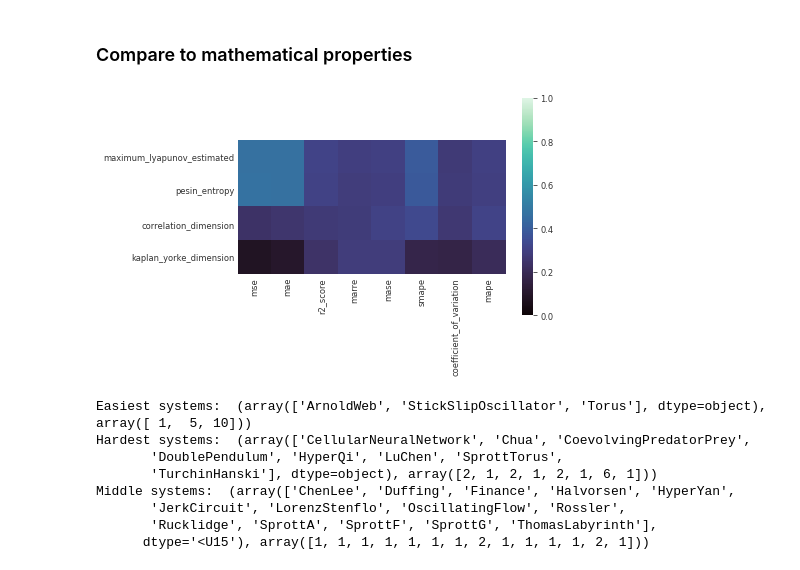
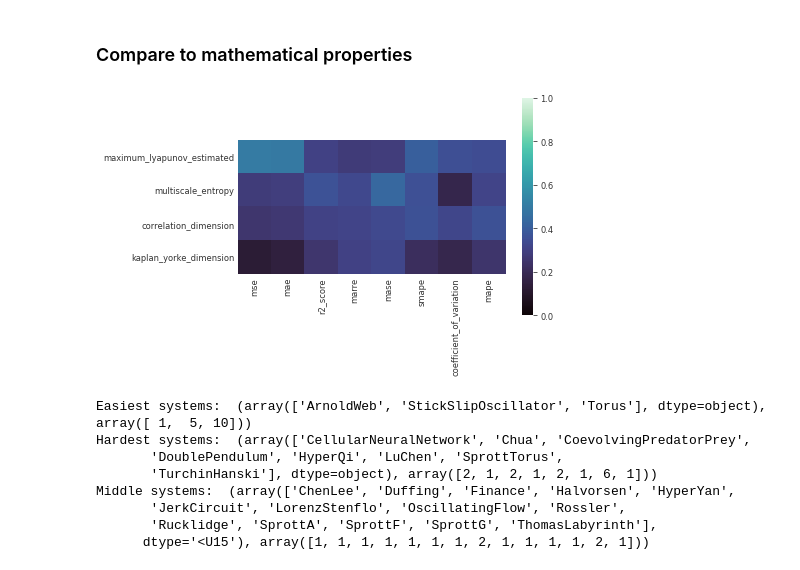
Before and after one commit to williamgilpin/dysts, a Jupyter notebook: benchmarks/forecasting_benchmarks_figures.ipynb, the cells around one changed output. Drawn from its saved outputs; the diff is of its cells as text; code cells hidden in the pictures.

```diff
--- a/benchmarks/forecasting_benchmarks_figures.ipynb
+++ b/benchmarks/forecasting_benchmarks_figures.ipynb
@@ -205,27 +208,30 @@ for equation_name in all_results:
 models_df = pd.DataFrame(models_df).transpose()
 metrics_df = pd.DataFrame(metrics_df).transpose()
 # %%
-attributes =  ['maximum_lyapunov_estimated', 'kaplan_yorke_dimension', 'pesin_entropy', 'correlation_dimension']
+import dysts.flows
+
+
+## Consider adding 'embedding_dimension' if it will fit
+attributes =  ['maximum_lyapunov_estimated', 'kaplan_yorke_dimension', 'multiscale_entropy', 'correlation_dimension']
 all_properties = dict()
 for equation_name in get_attractor_list():
     eq = getattr(dysts.flows, equation_name)()
-    attr_vals = [getattr(eq, item) for item in attributes]
+    attr_vals = [getattr(eq, item, None) for item in attributes]
 
     all_properties[equation_name] = dict(zip(attributes, attr_vals))
 
-all_properties = pd.DataFrame(all_properties).transpose()
+all_properties = pd.DataFrame(all_properties).transpose().dropna()
 # %%
 cross_corr = pd.concat([metrics_df, all_properties], axis=1, keys=['metrics_df', 'all_properties']).corr(method="spearman").loc['metrics_df', 'all_properties']
-math_sort_inds = np.argsort(np.nanmax(cross_corr, axis=0))[::-1]
-math_sort_inds[[0 ,1]] = math_sort_inds[[1 ,0]]
+math_sort_inds = np.argsort(np.max(cross_corr, axis=0))[::-1]
 
 ax = sns.heatmap(cross_corr.transpose().iloc[math_sort_inds, metric_sort_inds], cmap="mako", vmin=0, vmax=1)
 ax.set_aspect(1)
 ax.tick_params(axis='both', which='both', length=0)
 
 # dg.better_savefig("../private_writing/fig_resources/metric_math.png", dpi=600)
 # %% [output]
-[figure, old version]
+[figure, new version]
 # %%
 
 ## Easiest and hardest systems
```
Also changed, not shown: parts of 2 cells of this notebook, 4 other files.
